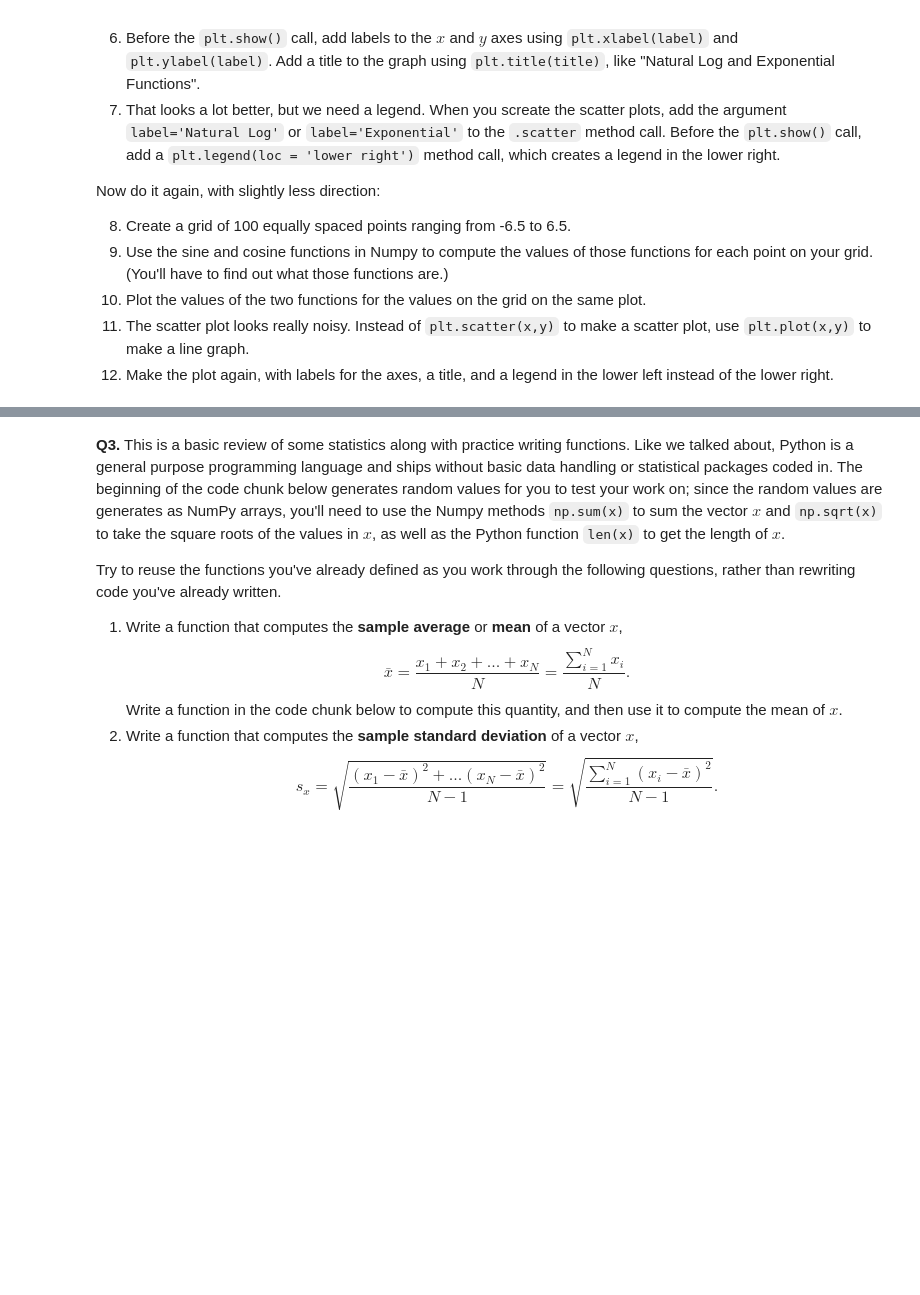
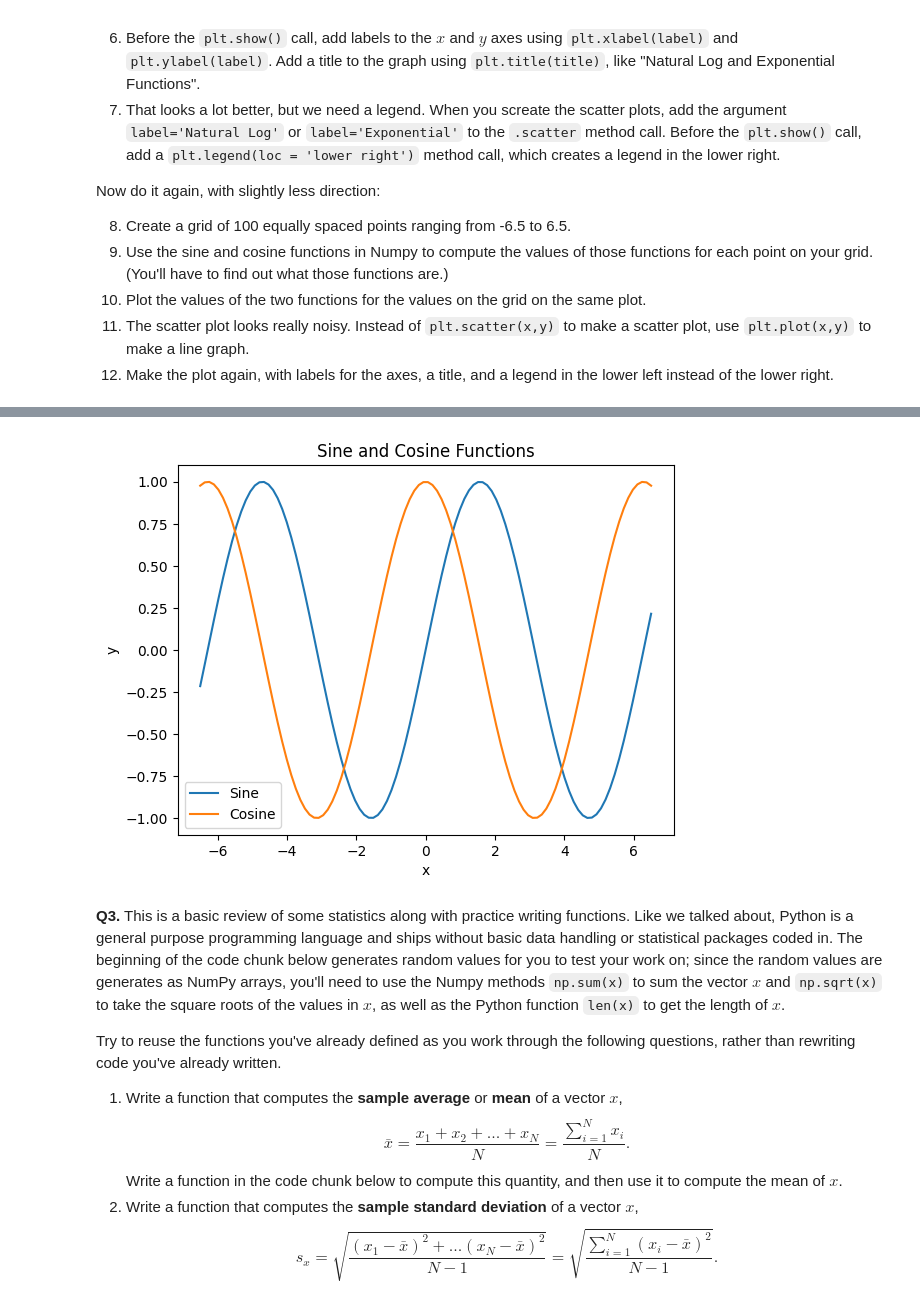
Before and after one commit to ashleyr05/programming, a Jupyter notebook: assignment/assignment_programming.ipynb, the cells around one changed output, grey strips where cells are left out. Drawn from its saved outputs; the diff is of its cells as text; code cells hidden in the pictures; blank space fills up the shorter version.

```diff
--- a/assignment/assignment_programming.ipynb
+++ b/assignment/assignment_programming.ipynb
@@ -57,3 +62,19 @@ NameError: name 'y' is not defined
+# %%
+import numpy as np
+import matplotlib.pyplot as plt
+
+x = np.linspace(-6.5,6.5,100)
+y = np.sin(x)
+z = np.cos(x)
+plt.plot(x, y, label = 'Sine')
+plt.plot(x, z, label = 'Cosine')
+plt.xlabel('x')
+plt.ylabel('y')
+plt.title('Sine and Cosine Functions')
+plt.legend(loc = 'lower left')
+plt.show()
+# %% [output]
+[figure, added]
 # %% [markdown]
 **Q3.** This is a basic review of some statistics along with practice writing functions. Like we talked about, Python is a general purpose programming language and ships without basic data handling or statistical packages coded in. The beginning of the code chunk below generates random values for you to test your work on; since the random values are generates as NumPy arrays, you'll need to use the Numpy methods `np.sum(x)` to sum the vector $x$ and `np.sqrt(x)` to take the square roots of the values in $x$, as well as the Python function `len(x)` to get the length of $x$.
 
```
Also changed, not shown: parts of 1 cell of this notebook.
